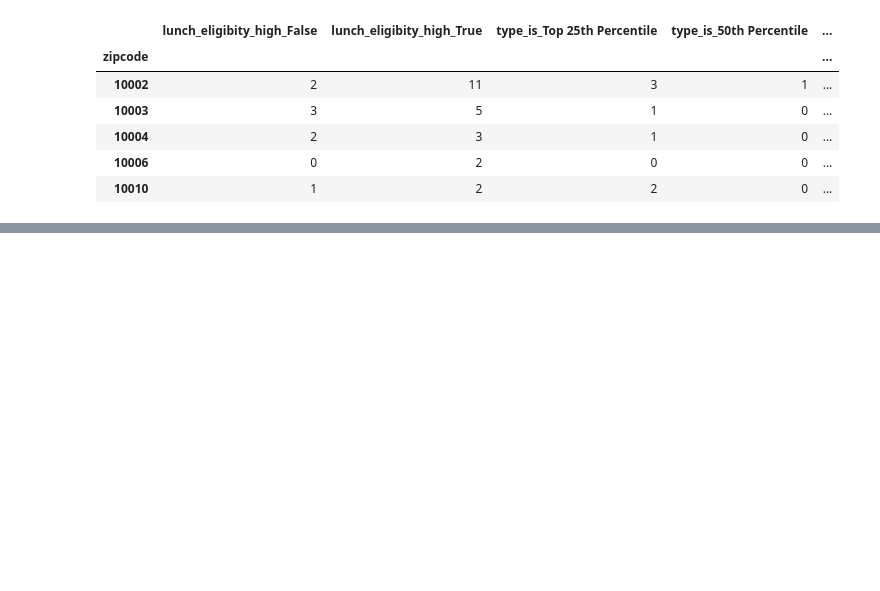
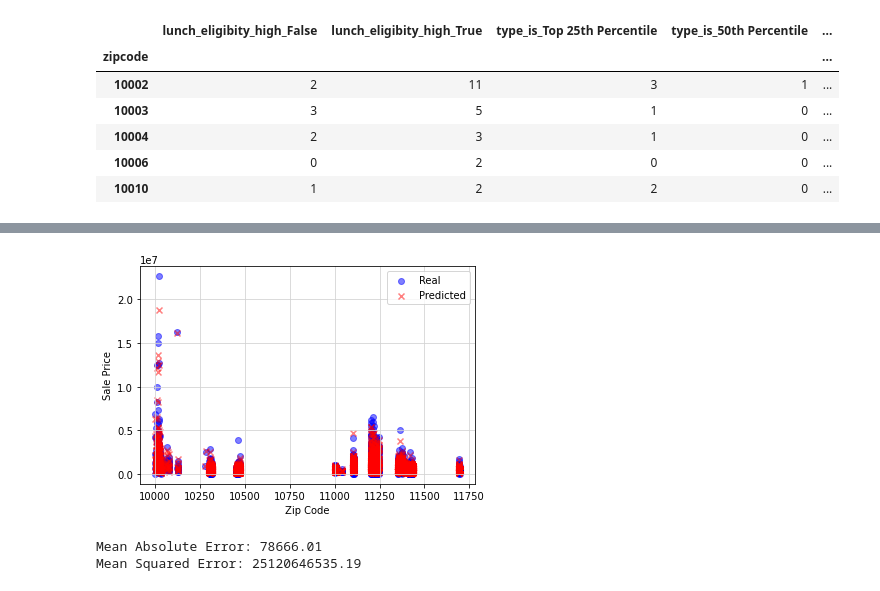
Before and after one commit to shadeetabasi/NYC-Challenge-Final, a Jupyter notebook: python_files/Merge Dataframe.ipynb, the cells around one changed output, grey strips where cells are left out. Cells and saved outputs as stored; diff of their text form; code cells hidden in the pictures; blank space fills up the shorter version.

```diff
--- a/python_files/Merge Dataframe.ipynb
+++ b/python_files/Merge Dataframe.ipynb
@@ -295,0 +359,22 @@ sorted(zip(rf.feature_importances_, X.columns), reverse=True)
+# %%
+from sklearn.model_selection import cross_val_score
+from sklearn.model_selection import RepeatedKFold
+from sklearn.ensemble import RandomForestRegressor
+from sklearn.metrics import r2_score
+from numpy import mean
+from numpy import std
+
+X1 = dfinal[['zipcode','bed', 'bath', 'days_on_market', 'dom_tier', 'dom_lowerbound', 'dom_iqr', 'dom_upperbound','dom_extended',
+            'dom_outlier', 'walkable_false', 'walkable_true', 'health_level_dead', 'health_level_fair', 'health_level_good',
+            'health_level_poor', 'ada_access_no', 'ada_access_yes', 'ada_access_partial',
+            'type_is_active_cleanup_mild_threat','type_is_active_significant_threat','type_is_completed_clean',
+            'type_is_maintain_continued_threat', 'type_is_potential_threat', 'type_is_felony', 'type_is_violation',
+            'type_is_misdemeanor', 'danger_level_is_high', 'danger_level_is_low', 'lunch_eligibity_high_False_elem',
+            'lunch_eligibity_high_True_elem', 'type_is_Top 25th Percentile_elem', 'type_is_50th Percentile_elem',
+            'type_is_75th Percentile_elem','type_is_Bottom 25th Percentile_elem', 'lunch_eligibity_high_False_middle',
+            'lunch_eligibity_high_True_middle','type_is_Top 25th Percentile_middle', 'type_is_50th Percentile_middle',
+            'type_is_75th Percentile_middle','type_is_Bottom 25th Percentile_middle', 'lunch_eligibity_high_False_high',
+            'lunch_eligibity_high_True_high','type_is_Top 25th Percentile_high', 'type_is_50th Percentile_high',
+            'type_is_75th Percentile_high','type_is_Bottom 25th Percentile_high']]
+
+y1 = dfinal[['sold_price']]
@@ -295,0 +393,5 @@ sorted(zip(rf.feature_importances_, X.columns), reverse=True)
+# %%
+X_train, X_test, y_train, y_test = train_test_split(X1, y1, random_state = 101)
+
+model = RandomForestRegressor(n_estimators = 900, max_depth = 70, random_state = 101)
+model.fit(X1, y1.values.ravel())
@@ -295,0 +400,4 @@ sorted(zip(rf.feature_importances_, X.columns), reverse=True)
+# %%
+y1_pred = model.predict(X_test)
+# len(y1_pred),
+X_test
@@ -295,0 +475,29 @@ sorted(zip(rf.feature_importances_, X.columns), reverse=True)
+# %%
+# Define x axis
+x_axis = X_test.zipcode
+
+# Build scatterplot
+plt.scatter(x_axis, y_test, c = 'b', alpha = 0.5, marker = 'o', label = 'Real')
+plt.scatter(x_axis, y1_pred, c = 'r', alpha = 0.5, marker = 'x', label = 'Predicted')
+plt.xlabel('Zip Code')
+plt.ylabel('Sale Price')
+plt.grid(color = '#D3D3D3', linestyle = 'solid')
+plt.legend(loc = 'upper right')
+plt.show()
+# %% [output]
+[figure, added]
+# %%
+from sklearn.metrics import mean_squared_error, r2_score, mean_absolute_error
+
+# Mean absolute error (MAE)
+mae = mean_absolute_error(y_test.values.ravel(), y1_pred)
+
+# Mean squared error (MSE)
+mse = mean_squared_error(y_test.values.ravel(), y1_pred)
+
+# Print metrics
+print('Mean Absolute Error:', round(mae, 2))
+print('Mean Squared Error:', round(mse, 2))
+# %% [output]
+Mean Absolute Error: 78666.01
+Mean Squared Error: 25120646535.19
```
Also changed, not shown: parts of 26 cells of this notebook, 4 other files.
